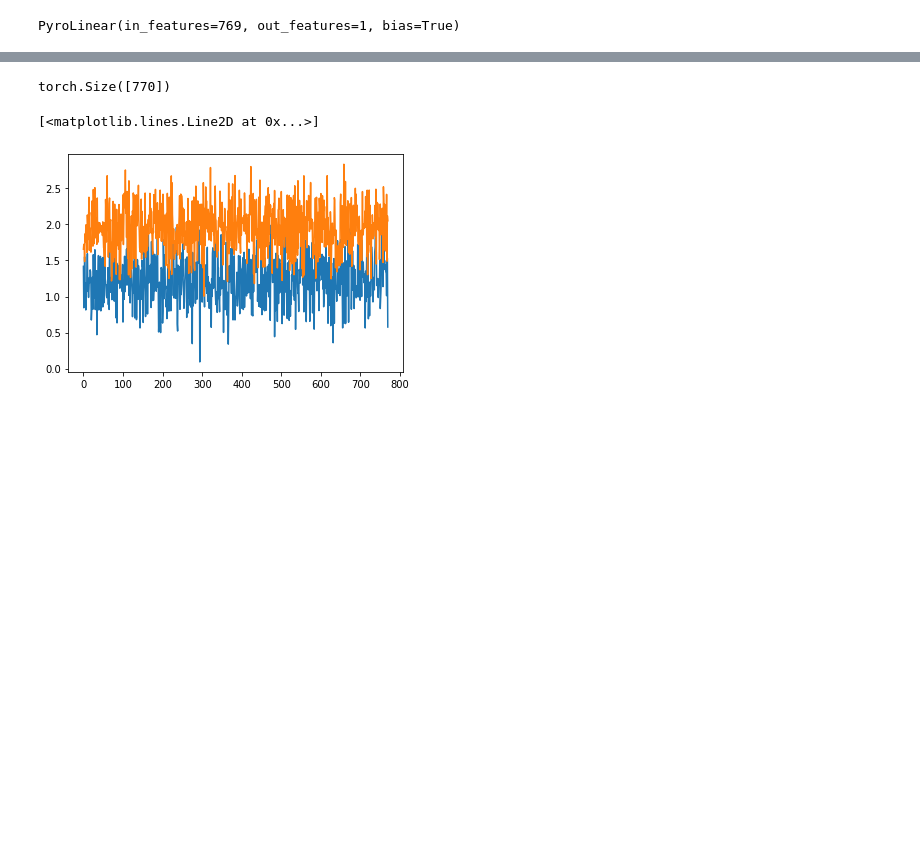
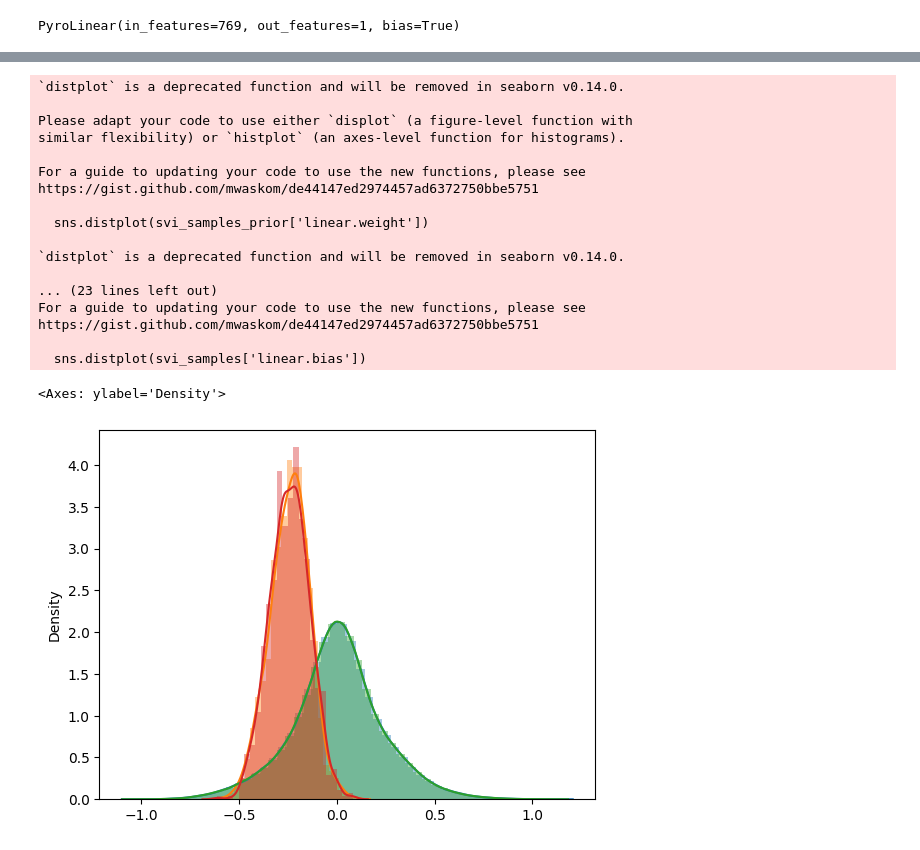
Before and after one commit to viksa98/variational_spyct, a Jupyter notebook: notebooks/eval.ipynb, the cells around one changed output, grey strips where cells are left out. Drawn from its saved outputs; the diff is of its cells as text; code cells hidden in the pictures; blank space fills up the shorter version.

```diff
--- a/notebooks/eval.ipynb
+++ b/notebooks/eval.ipynb
@@ -416,4 +414,0 @@ param_store_prior = model.root_node.param_store
-# %%
-param_store_prior.shape
-# %% [output]
-torch.Size([770])
@@ -422,6 +415,53 @@ param_store_posterior = pyro.get_param_store()['AutoDiagonalNormal.loc']
-# %%
-plt.plot(param_store_prior.detach())
-plt.plot(param_store_posterior.detach())
-# %% [output]
-[<matplotlib.lines.Line2D at 0x...>]
-[figure, removed]
+# %%
+import seaborn as sns
+from pyro.infer import Predictive
+
+num_samples = 1000
+
+predictive = Predictive(model = model.root_node.split_model, guide = model.root_node.guide, num_samples=num_samples)
+svi_samples = {k: v.detach().cpu().numpy()
+               for k, v in predictive(X_test).items()}
+
+# sites = ['fc1.weight', 'fc1.bias', 'fc2.weight', 'fc2.bias', 'fc4.weight', 'fc4.bias', 'sigma']
+
+# fig, axs = plt.subplots(nrows=4, ncols=2, figsize=(12, 10))
+# fig.suptitle("Marginal Posterior density - Regression Coefficients", fontsize=16)
+# for i, ax in enumerate(axs.reshape(-1)):
+#     if i == 8:
+#         i = 7
+#     print(i)
+#     site = sites[i]
+#     sns.distplot(svi_samples[site], ax=ax, label="SVI (DiagNormal)")
+#     ax.set_title(site)
+# handles, labels = ax.get_legend_handles_labels()
+# fig.legend(handles, labels, loc='upper right')
+# %%
+predictive_prior = Predictive(model = model.root_node.split_model, guide = {}, num_samples=num_samples)
+svi_samples_prior = {k: v.detach().cpu().numpy()
+               for k, v in predictive(X_test).items()}
+# %%
+sns.distplot(svi_samples_prior['linear.weight'])
+sns.distplot(svi_samples_prior['linear.bias'])
+
+sns.distplot(svi_samples['linear.weight'])
+sns.distplot(svi_samples['linear.bias'])
+# %% [output]
+`distplot` is a deprecated function and will be removed in seaborn v0.14.0.
+
+Please adapt your code to use either `displot` (a figure-level function with
+similar flexibility) or `histplot` (an axes-level function for histograms).
+
+For a guide to updating your code to use the new functions, please see
+https://gist.github.com/mwaskom/de44147ed2974457ad6372750bbe5751
+
+  sns.distplot(svi_samples_prior['linear.weight'])
+
+`distplot` is a deprecated function and will be removed in seaborn v0.14.0.
+
+... (23 lines left out)
+For a guide to updating your code to use the new functions, please see
+https://gist.github.com/mwaskom/de44147ed2974457ad6372750bbe5751
+
+  sns.distplot(svi_samples['linear.bias'])
+<Axes: ylabel='Density'>
+[figure, added]
```
Also changed, not shown: parts of 13 cells of this notebook, 8 other files.
